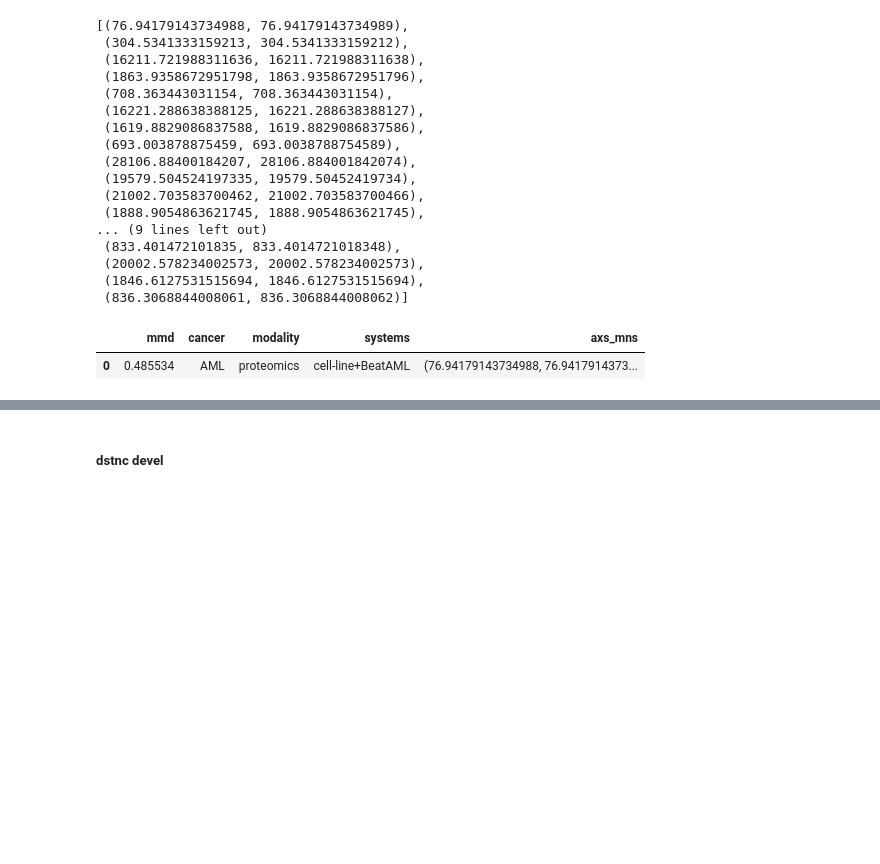
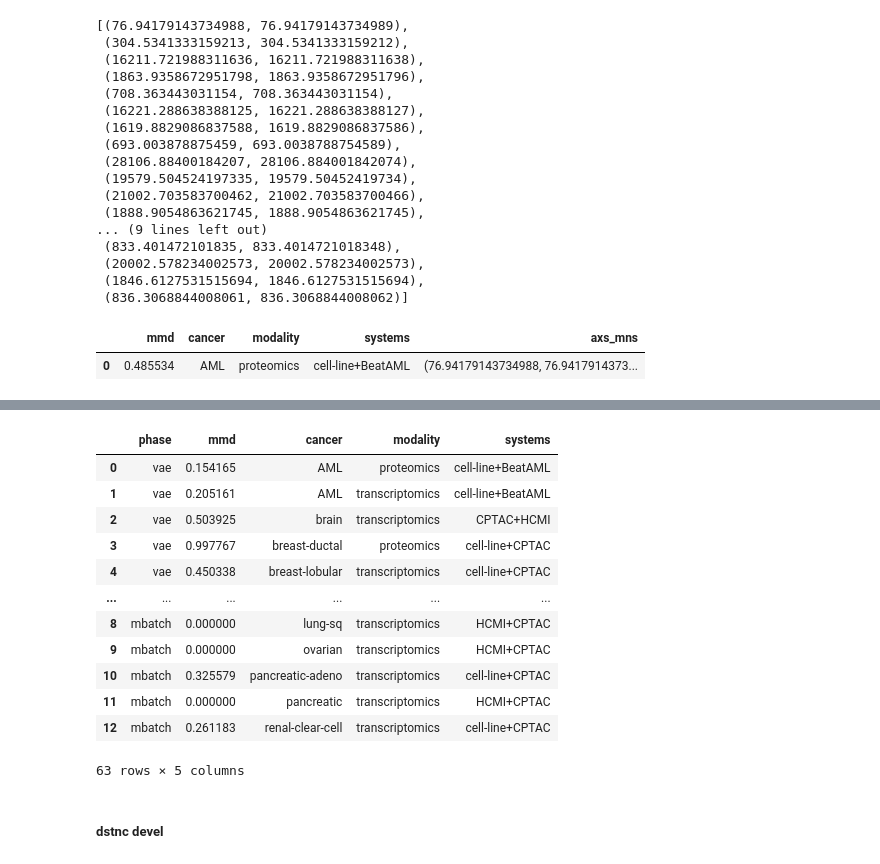
Before and after one commit to briankarlberg/mdl-sys-bnchmrk, a Jupyter notebook: code/ump_clf.ipynb, the cells around one changed output, grey strips where cells are left out. Cells and saved outputs as stored; diff of their text form; code cells hidden in the pictures; blank space fills up the shorter version.

```diff
--- a/code/ump_clf.ipynb
+++ b/code/ump_clf.ipynb
@@ -280,3 +348,19 @@ input_dstncs['axs_mns'] = inpt_axs_lst
+# %%
+df_stck
+# %% [output]
+|  | phase | mmd | cancer | modality | systems |
+| 0 | vae | 0.154165 | AML | proteomics | cell-line+BeatAML |
+| 1 | vae | 0.205161 | AML | transcriptomics | cell-line+BeatAML |
+| 2 | vae | 0.503925 | brain | transcriptomics | CPTAC+HCMI |
+| 3 | vae | 0.997767 | breast-ductal | proteomics | cell-line+CPTAC |
+| 4 | vae | 0.450338 | breast-lobular | transcriptomics | cell-line+CPTAC |
+| ... | ... | ... | ... | ... | ... |
+| 8 | mbatch | 0.000000 | lung-sq | transcriptomics | HCMI+CPTAC |
+| 9 | mbatch | 0.000000 | ovarian | transcriptomics | HCMI+CPTAC |
+| 10 | mbatch | 0.325579 | pancreatic-adeno | transcriptomics | cell-line+CPTAC |
+| 11 | mbatch | 0.000000 | pancreatic | transcriptomics | HCMI+CPTAC |
+| 12 | mbatch | 0.261183 | renal-clear-cell | transcriptomics | cell-line+CPTAC |
+63 rows × 5 columns
 # %% [markdown]
 ##### dstnc devel
 # %%
```
Also changed, not shown: parts of 15 cells of this notebook.
